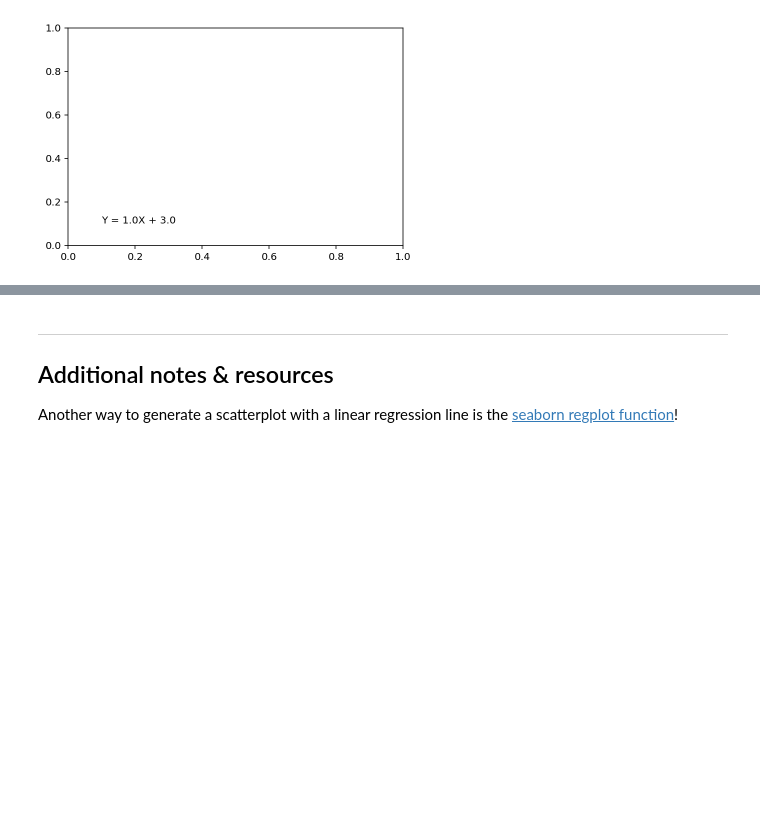
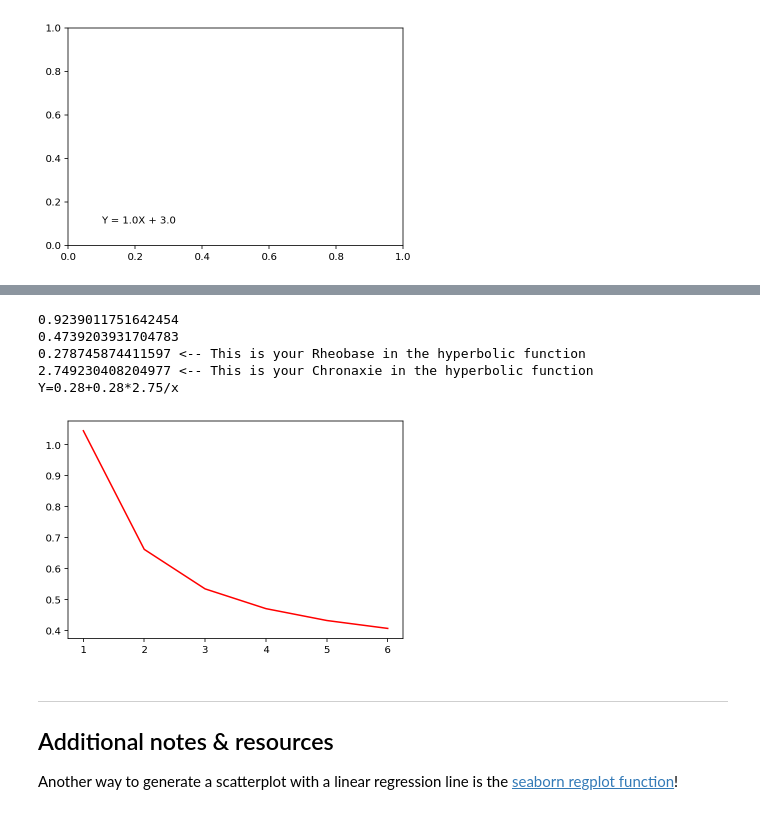
Before and after one commit to BIPN145/Utilities, a Jupyter notebook: plotScatter.ipynb, the cells around one changed output, grey strips where cells are left out. Saved outputs shown, nothing was run; the diff lists cells and outputs as text; code cells hidden in the pictures; blank space fills up the shorter version.

```diff
--- a/plotScatter.ipynb
+++ b/plotScatter.ipynb
@@ -120,3 +122,53 @@ plt.show()
+# %%
+# 1 - Import packages
+import numpy as np
+from scipy import stats
+from scipy.optimize import curve_fit
+
+# 2 - Convert x and y to numpy arrays
+x_array = np.array(x)
+y_array = np.array(y)
+
+# 3 - Define a curve function
+def func(x, a, b):
+    #return (a*x)+b #linear function
+    #return np.exp(np.log(a)+(x*np.log(b))) #exponential function y=a*(b^x)
+    #return np.exp(np.log(a)+(b*np.log(x))) #power function y=a*(x^b)
+    return a+((a*b)/x) #hyperbolic function
+
+# 4 - Fit the curve!
+popt, pcov = curve_fit(func,x_array,y_array)
+
+# 5 - Plot a regression line, using the slope & intercept
+plt.plot(x_array, func(x_array, *popt), 'r-')
+
+#To get the r squared and S_value use this code
+residuals = y_array- func(x_array, *popt)
+ss_res = np.sum(residuals**2)
+ss_tot = np.sum((y_array-np.mean(y_array))**2)
+r_squared = 1 - (ss_res / ss_tot)
+
+perr = np.sqrt(np.diag(pcov))
+S_value=(perr[0]+perr[1])/2
+print(r_squared)
+print(S_value)
+
+#To get the equation for the curve (example for Hyperbolic function)
+a = popt[0]
+b = popt[1]
+
+#label = 'Y=' + str(round(a,2)) + "*x^" + str(round(b,2)) #Power function
+label = 'Y=' + str(round(a,2)) + '+' + str(round(a,2)) + '*' + str(round(b,2))  + '/x'
+print(str(a) + ' <-- This is your Rheobase in the hyperbolic function')
+print(str(b) + ' <-- This is your Chronaxie in the hyperbolic function')
+print(label)
+# %% [output]
+0.9239011751642454
+0.4739203931704783
+0.278745874411597 <-- This is your Rheobase in the hyperbolic function
+2.749230408204977 <-- This is your Chronaxie in the hyperbolic function
+Y=0.28+0.28*2.75/x
+[figure, added]
 # %% [markdown]
 <hr>
 
```
Also changed, not shown: parts of 5 cells of this notebook, 2 other files.
